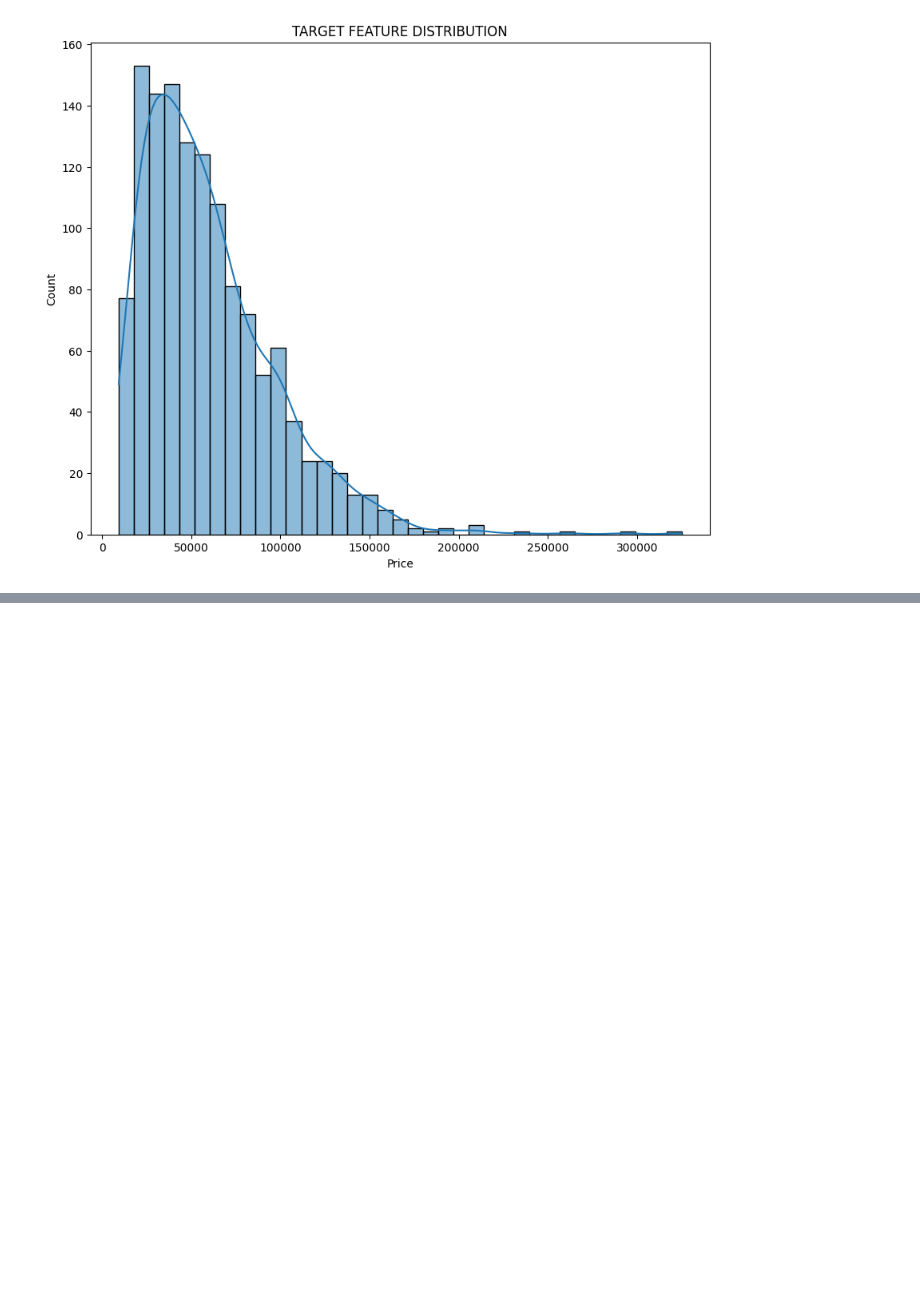
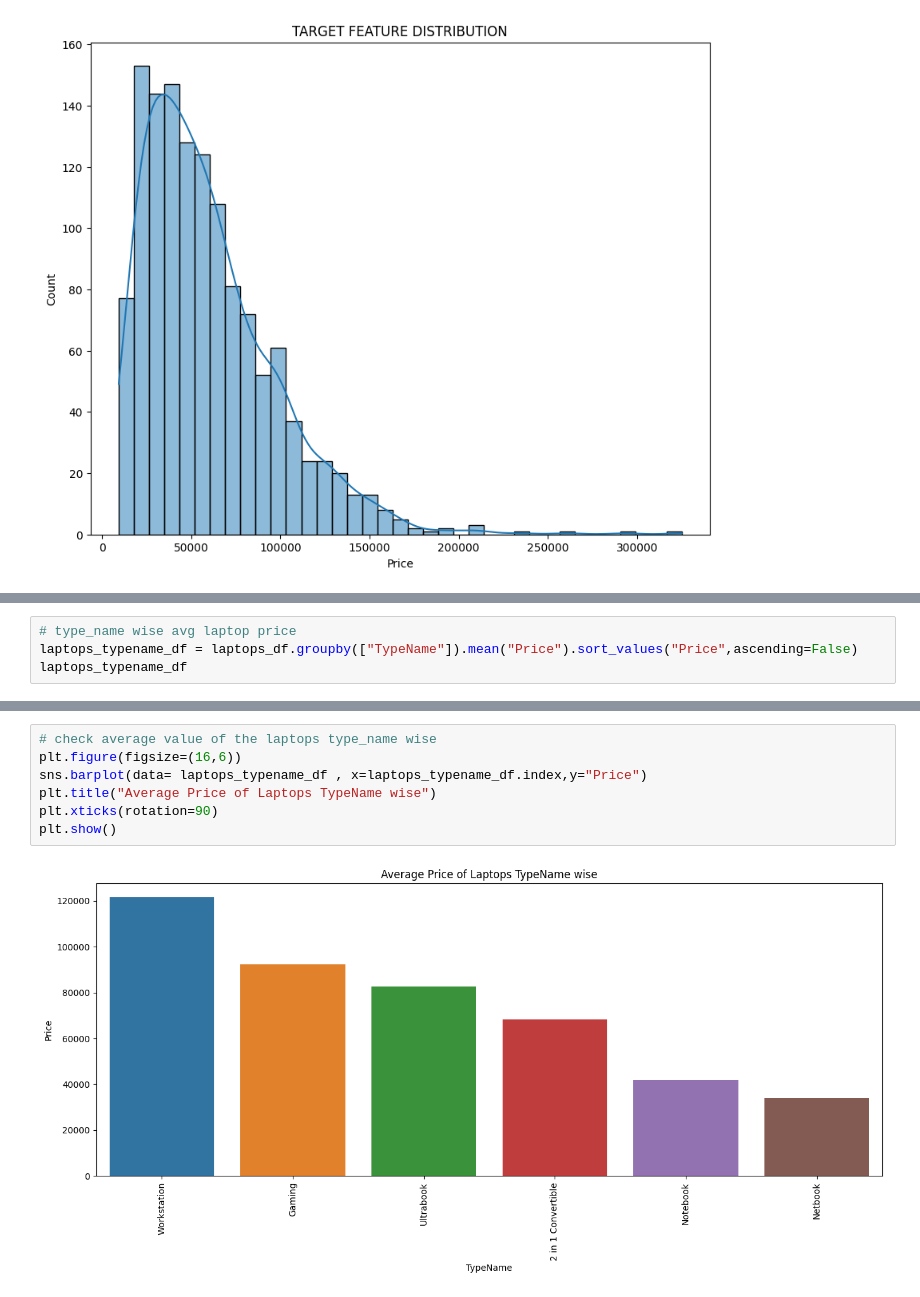
Before and after one commit to subratamondal1/LAPTOP-PRICE-PREDICTOR, a Jupyter notebook: LAPTOP PRICE PREDICTOR.ipynb, the cells around one changed output, grey strips where cells are left out. Saved outputs shown, nothing was run; the diff lists cells and outputs as text; blank space fills up the shorter version.

```diff
--- a/LAPTOP PRICE PREDICTOR.ipynb
+++ b/LAPTOP PRICE PREDICTOR.ipynb
@@ -220,0 +272,4 @@ plt.show()
+# %%
+# type_name wise avg laptop price
+laptops_typename_df = laptops_df.groupby(["TypeName"]).mean("Price").sort_values("Price",ascending=False)
+laptops_typename_df
@@ -220,0 +285,9 @@ plt.show()
+# %%
+# check average value of the laptops type_name wise
+plt.figure(figsize=(16,6))
+sns.barplot(data= laptops_typename_df , x=laptops_typename_df.index,y="Price")
+plt.title("Average Price of Laptops TypeName wise")
+plt.xticks(rotation=90)
+plt.show()
+# %% [output]
+[figure, added]
```
Also changed, not shown: parts of 119 cells of this notebook, 1 other file.
